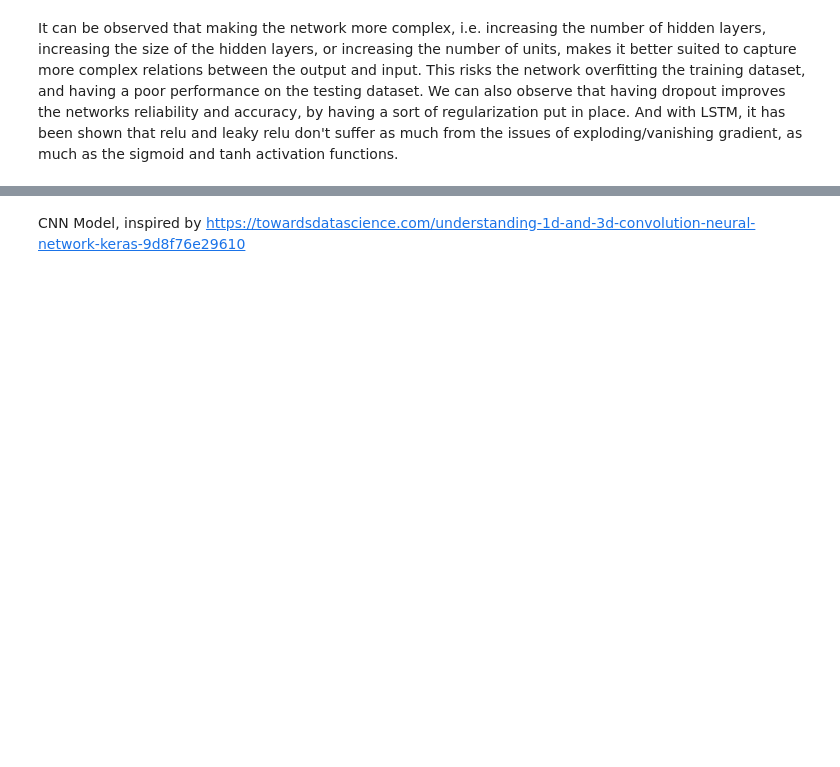
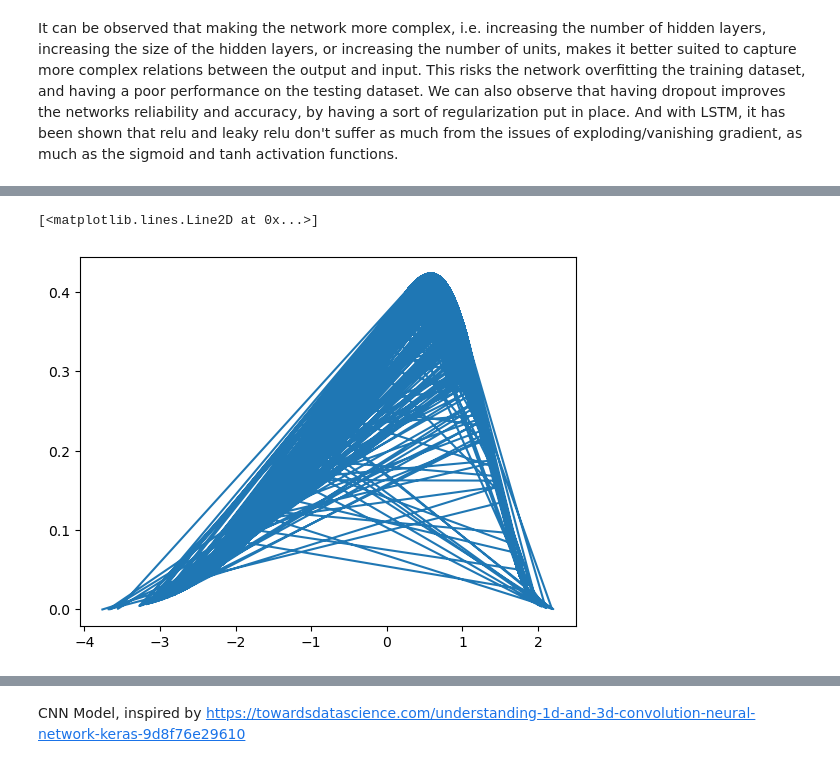
Before and after one commit to VitanovGeorgi/NNTI_project, a Jupyter notebook: spoken_digit_recognition_project.ipynb, the cells around one changed output, grey strips where cells are left out. Drawn from its saved outputs; the diff is of its cells as text; code cells hidden in the pictures; blank space fills up the shorter version.

Commit message:
added some data analysis, as well as testing for data augmentation on whole dataset.

```diff
--- a/spoken_digit_recognition_project.ipynb
+++ b/spoken_digit_recognition_project.ipynb
@@ -404,0 +676,42 @@ cm_lstm = confusion_matrix(dev_y, dev_pred_lstm)
+# %%
+george_1_train, jackson_1_train, nicolas_1_train, theo_1_train = [], [], [], []
+
+for sample in train_1_X_george:
+    [george_1_train.append(val) for val in sample]
+
+for sample in train_1_X_jackson:
+    [jackson_1_train.append(val) for val in sample]
+
+for sample in train_1_X_nicolas:
+    [nicolas_1_train.append(val) for val in sample]
+
+for sample in train_1_X_theo:
+    [theo_1_train.append(val) for val in sample]
+# %%
+# check agains the test data, but make sure the arrays are the same, by randomly picking from the training
+george_1_train_sample, jackson_1_train_sample, nicolas_1_train_sample, theo_1_train_sample, lucas_test, yweweler_test = [], [], [], [], [], []
+
+# yweweler is smaller than lucas for 1 test samples
+# t_george = np.random.choice(train_1_X_george, size=len(test_1_X_yweweler), replace=False)
+# t_jackson = np.random.choice(train_1_X_jackson, size=len(test_1_X_yweweler), replace=False)
+# t_nicolas = np.random.choice(train_1_X_nicolas, size=len(test_1_X_yweweler), replace=False)
+# t_theo = np.random.choice(train_1_X_theo, size=len(test_1_X_yweweler), replace=False)
+# t_lucas = np.random.choice(test_1_X_lucas, size=len(test_1_X_yweweler), replace=False)
+
+for sample in train_1_X_george[:len(test_1_X_yweweler)]:
+    [george_1_train_sample.append(val) for val in sample]
+
+for sample in train_1_X_jackson[:len(test_1_X_yweweler)]:
+    [jackson_1_train_sample.append(val) for val in sample]
+
+for sample in train_1_X_nicolas[:len(test_1_X_yweweler)]:
+    [nicolas_1_train_sample.append(val) for val in sample]
+
+for sample in train_1_X_theo[:len(test_1_X_yweweler)]:
+    [theo_1_train_sample.append(val) for val in sample]
+
+for sample in test_1_X_lucas[:len(test_1_X_yweweler)]:
+    [lucas_test.append(val) for val in sample]
+
+for sample  in test_1_X_yweweler:
+    [yweweler_test.append(val) for val in sample]
@@ -404,0 +721,5 @@ cm_lstm = confusion_matrix(dev_y, dev_pred_lstm)
+# %%
+plt.plot(george_1_train_sample, stats.exponweib.pdf(george_1_train_sample, *stats.exponweib.fit(george_1_train_sample, 1, 1)))
+# %% [output]
+[<matplotlib.lines.Line2D at 0x...>]
+[figure, added]
```
Also changed, not shown: parts of 80 cells of this notebook, 7 other files.
